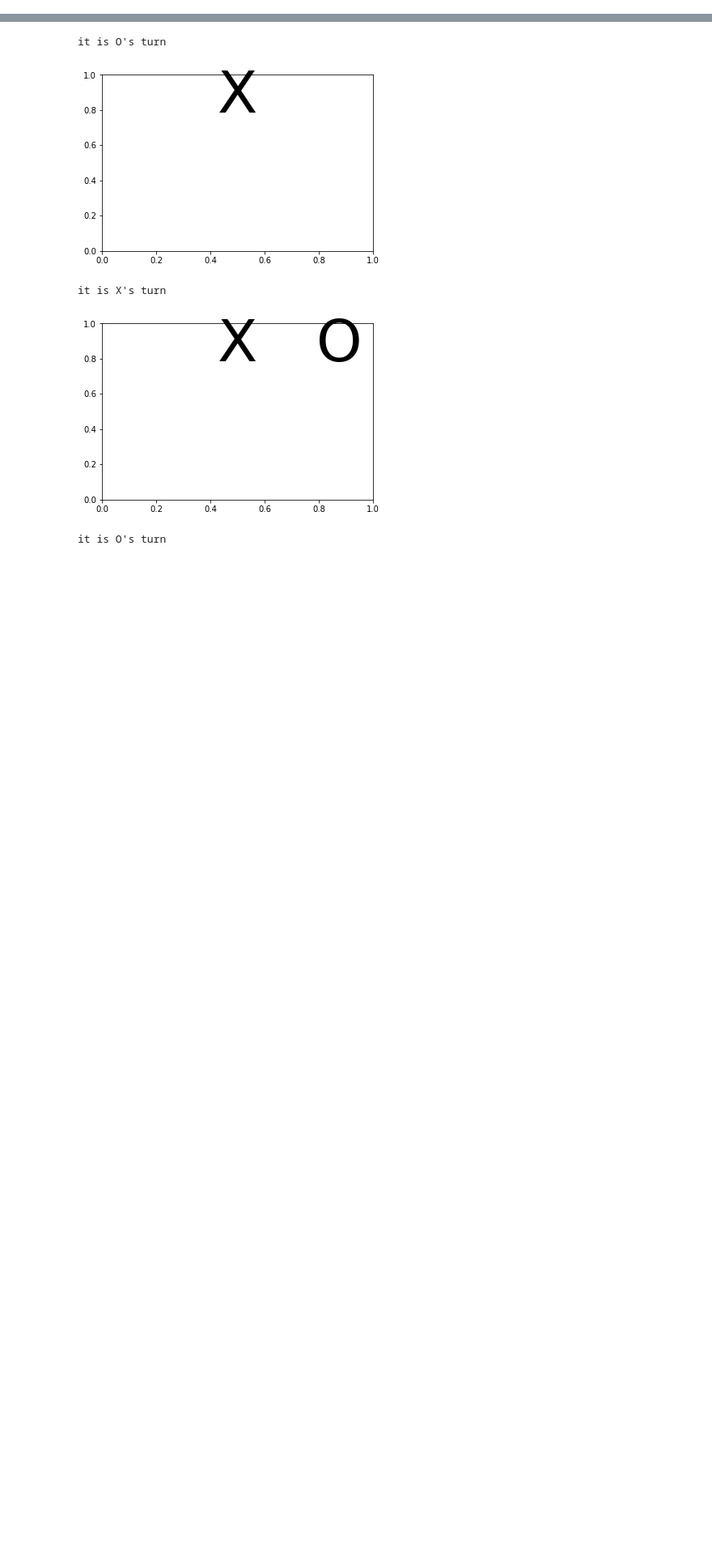
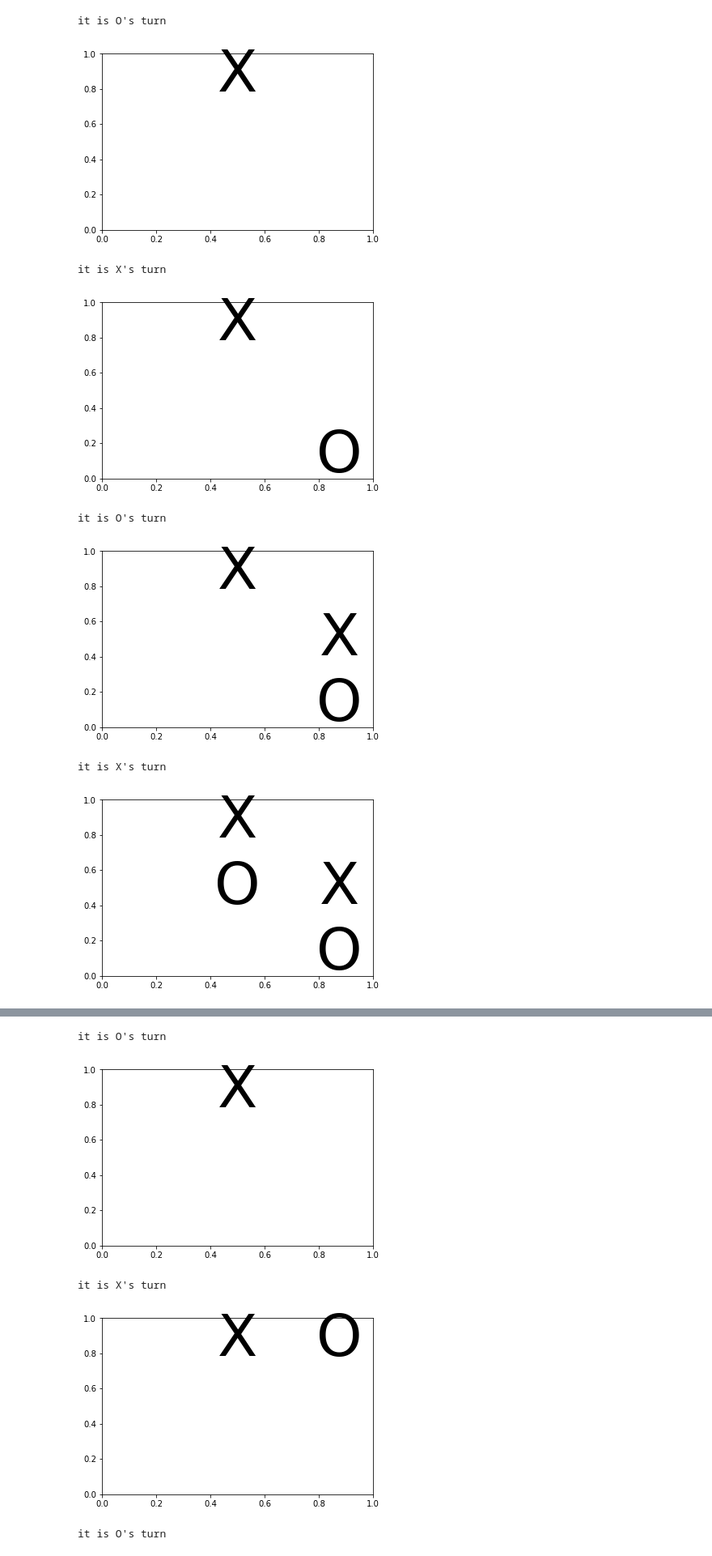
Before and after one commit to cmiddleman/DQNagent, a Jupyter notebook: src/test_notebook.ipynb, the cells around one changed output, grey strips where cells are left out. Shown at 81% size. Cells and saved outputs as stored; diff of their text form; code cells hidden in the pictures; blank space fills up the shorter version.

```diff
--- a/src/test_notebook.ipynb
+++ b/src/test_notebook.ipynb
@@ -11,8 +11,18 @@ import env
 from room import Game_Handler
 from network import Network
 from agents import DQNAgent, HumanAgent
+X=1
+O=-1
 # %%
 game_handler = Game_Handler()
 # %%
-agentX = DQNAgent(explore=True)
-agentO = DQNAgent(explore=True)
+Game_Handler().play_game(players = {X:DQNAgent(), O:DQNAgent()}, do_render=True)
+# %% [output]
+it is O's turn
+[figure, added]
+it is X's turn
+[figure, added]
+it is O's turn
+[figure, added]
+it is X's turn
+[figure, added]
```
Also changed, not shown: parts of 2 cells of this notebook, 2 other files.
